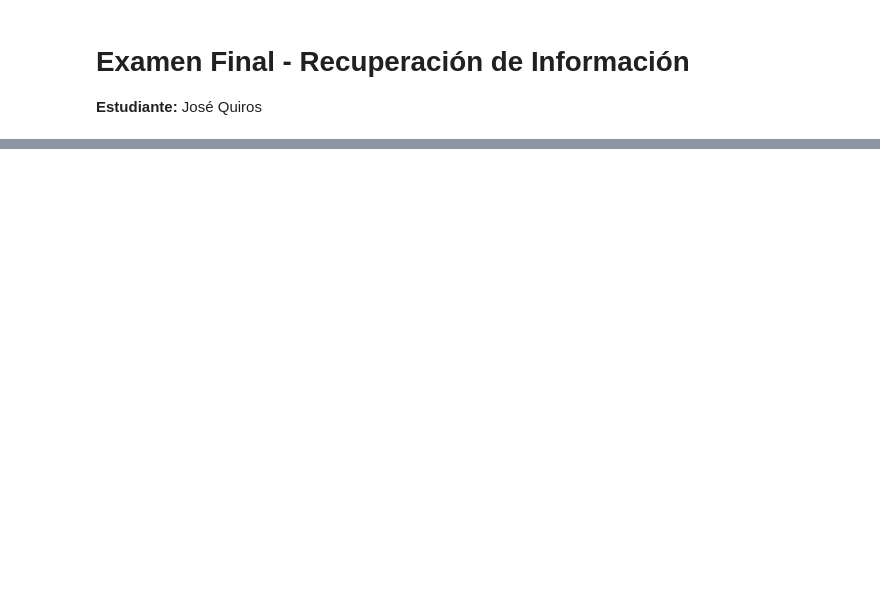
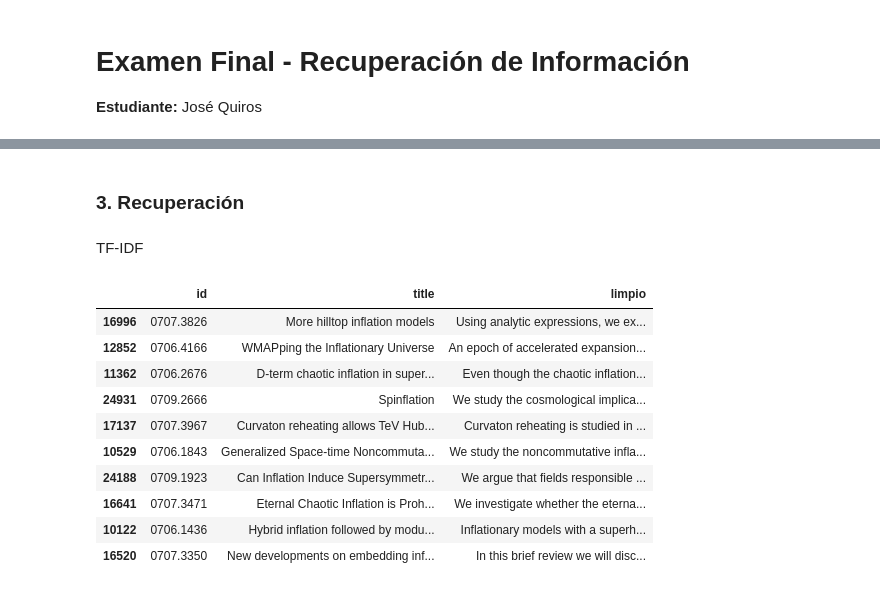
Before and after one commit to jose-JQ/ir25a, a Jupyter notebook: examen/RI_Examen.ipynb, the cells around one changed output, grey strips where cells are left out. Cells and saved outputs as stored; diff of their text form; code cells hidden in the pictures; blank space fills up the shorter version.

```diff
--- a/examen/RI_Examen.ipynb
+++ b/examen/RI_Examen.ipynb
@@ -39,0 +317,10 @@ kaggle.api.dataset_download_files(dataset, path=path, unzip=True)
+# %%
+# recuperar con TF-IDF
+from sklearn.metrics.pairwise import cosine_similarity
+import numpy as np
+
+def search_tfidf (query, k=5):
+    query_vector = tfidf_vectorizer.transform([preprocesar(query)])
+    cos_sim = cosine_similarity(query_vector, tfidf_matrix)
+    sorted_indices = np.argsort(-(cos_sim.flatten()))
+    return sorted_indices[:k]
@@ -39,0 +350,7 @@ kaggle.api.dataset_download_files(dataset, path=path, unzip=True)
+# %%
+# Crear una instancia del modelo de sentence_transformers
+from sentence_transformers import SentenceTransformer
+modelo_SBERT = SentenceTransformer('all-MiniLM-L6-v2')
+# %%
+# Crear embeddings
+corpus_df["embeddings"] = corpus_df["preprocessed"].apply(modelo_SBERT.encode)
@@ -39,0 +381,27 @@ kaggle.api.dataset_download_files(dataset, path=path, unzip=True)
+# %% [markdown]
+### 3. Recuperación
+# %%
+# Ejemplo de recuperación
+query = "hilltop inflation models"
+k = 10
+columnas = ["id", "title", "limpio"]
+
+indices_tfidf = search_tfidf(query, k=k)
+indices_bm25 = search_bm25(query,k=k)
+indices_faiss = search_faiss(query, k=k)
+# %% [markdown]
+TF-IDF
+# %%
+corpus_df.loc[indices_tfidf, columnas]
+# %% [output]
+|  | id | title | limpio |
+| 16996 | 0707.3826 | More hilltop inflation models | Using analytic expressions, we ex... |
+| 12852 | 0706.4166 | WMAPping the Inflationary Universe | An epoch of accelerated expansion... |
+| 11362 | 0706.2676 | D-term chaotic inflation in super... | Even though the chaotic inflation... |
+| 24931 | 0709.2666 | Spinflation | We study the cosmological implica... |
+| 17137 | 0707.3967 | Curvaton reheating allows TeV Hub... | Curvaton reheating is studied in ... |
+| 10529 | 0706.1843 | Generalized Space-time Noncommuta... | We study the noncommutative infla... |
+| 24188 | 0709.1923 | Can Inflation Induce Supersymmetr... | We argue that fields responsible ... |
+| 16641 | 0707.3471 | Eternal Chaotic Inflation is Proh... | We investigate whether the eterna... |
+| 10122 | 0706.1436 | Hybrid inflation followed by modu... | Inflationary models with a superh... |
+| 16520 | 0707.3350 | New developments on embedding inf... | In this brief review we will disc... |
```
Also changed, not shown: parts of 66 cells of this notebook.
